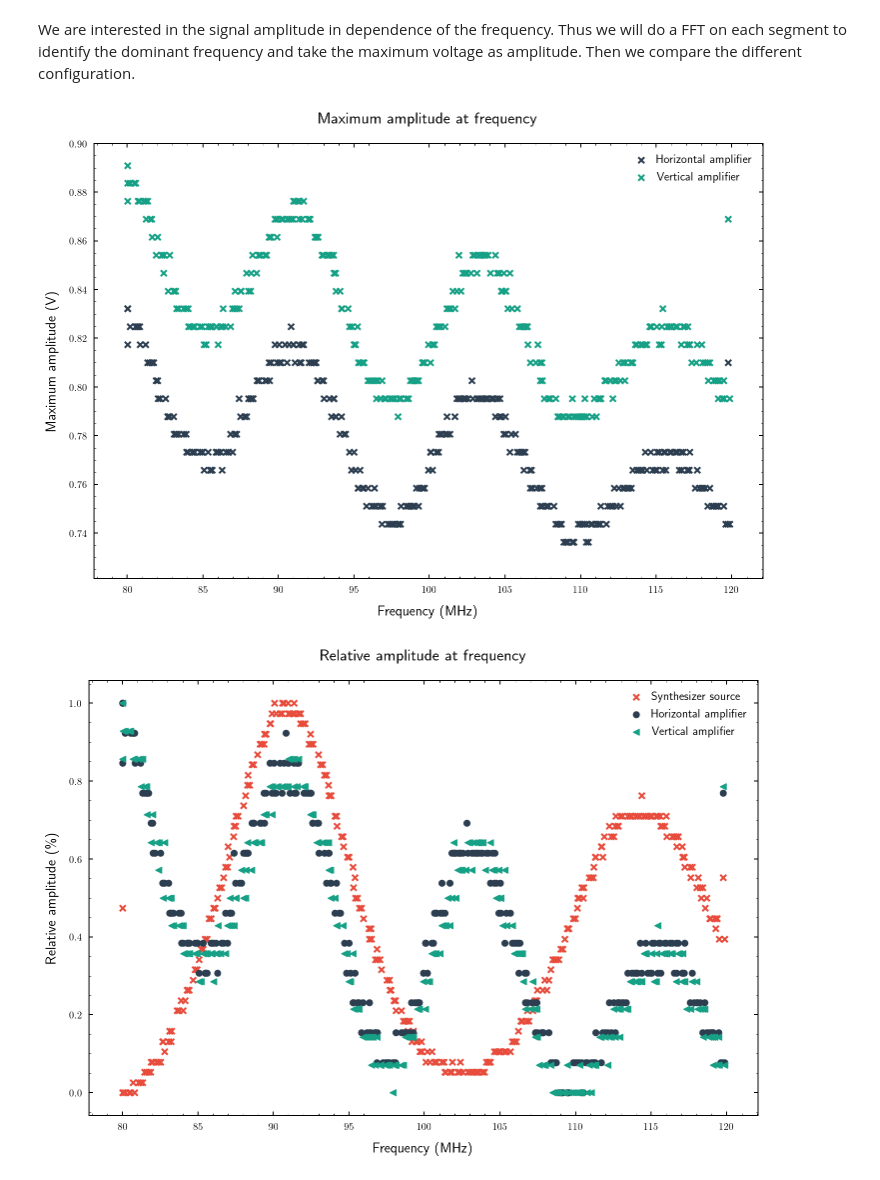
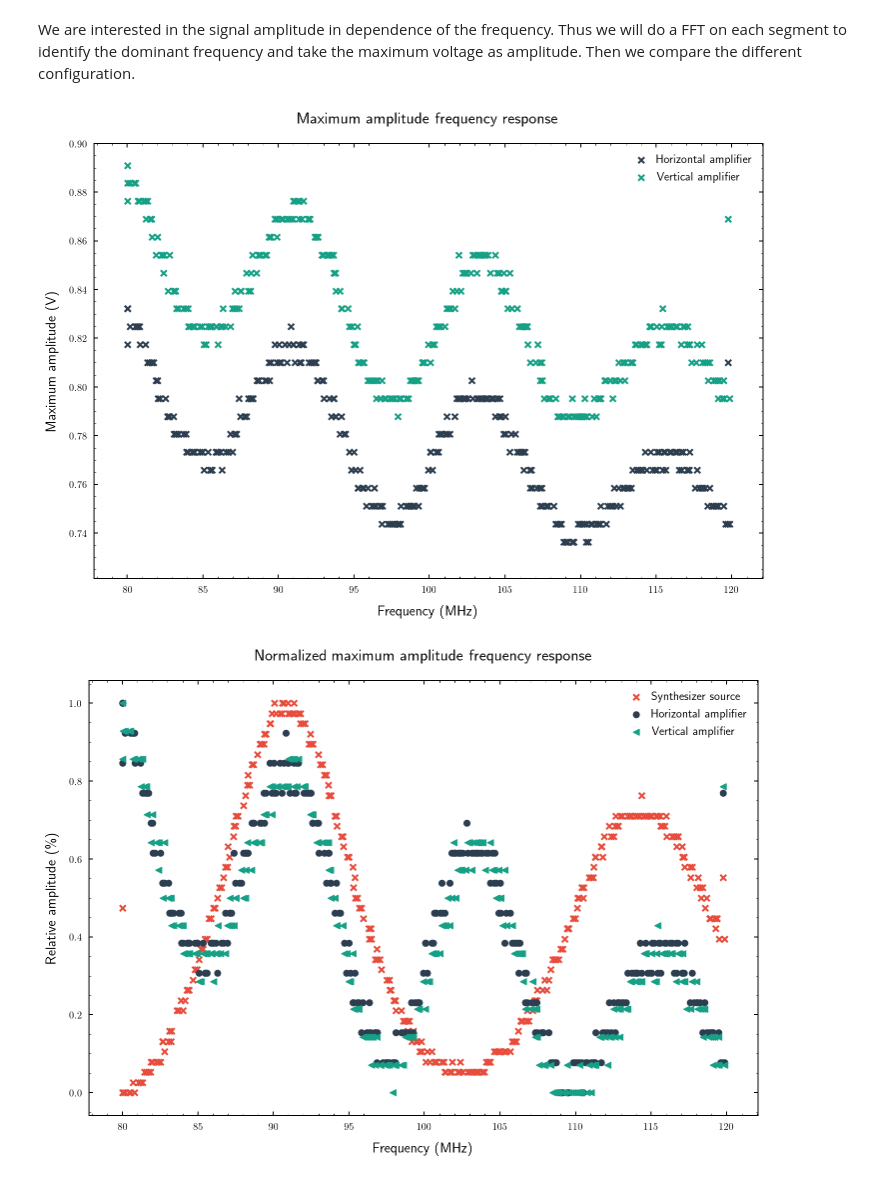
Before and after one commit to bodokaiser/bachelor-thesis, a Jupyter notebook: notebook/evaluation/signal-amplification.ipynb, the cells around one changed output. Saved outputs shown, nothing was run; the diff lists cells and outputs as text; code cells hidden in the pictures.

```diff
--- a/notebook/evaluation/signal-amplification.ipynb
+++ b/notebook/evaluation/signal-amplification.ipynb
@@ -45,34 +45,34 @@ plt.scatter(np.array(f) / 1e6, A, label='Horizontal amplifier', marker='x', colo
 f, A = zip(*data_f_to_A['vertical'])
 plt.scatter(np.array(f) / 1e6, A, label='Vertical amplifier', marker='x', color='#16a085')
 
-plt.title('Maximum amplitude at frequency')
+plt.title('Maximum amplitude frequency response')
 plt.xlabel('Frequency (MHz)')
 plt.ylabel('Maximum amplitude (V)')
 plt.legend()
 fig.savefig(os.path.join(figuredir, 'frequency-max-amplitude.pdf'))
 plt.show()
 # %% [output]
-[figure, old version]
+[figure, new version]
 # %%
 fig = plt.figure(figsize=(12, 8))
 
 fs, As = zip(*data_f_to_A['source'])
 fh, Ah = zip(*data_f_to_A['horizontal'])
 fv, Av = zip(*data_f_to_A['vertical'])
 
 As = (As - np.min(As)) / (np.max(As) - np.min(As))
 Ah = (Ah - np.min(Ah)) / (np.max(Ah) - np.min(Ah))
 Av = (Av - np.min(Av)) / (np.max(Av) - np.min(Av))
 
 plt.scatter(np.array(fs) / 1e6, As, label='Synthesizer source', marker='x', color='#e74c3c')
 plt.scatter(np.array(fh) / 1e6, Ah, label='Horizontal amplifier', marker='o', color='#2c3e50')
 plt.scatter(np.array(fv) / 1e6, Av, label='Vertical amplifier', marker='<', color='#16a085')
 
-plt.title('Relative amplitude at frequency')
+plt.title('Normalized maximum amplitude frequency response')
 plt.xlabel('Frequency (MHz)')
 plt.ylabel('Relative amplitude (\%)')
 plt.legend()
 fig.savefig(os.path.join(figuredir, 'comparison.pdf'))
 plt.show()
 # %% [output]
-[figure, old version]
+[figure, new version]
```
Also changed, not shown: 1 other file.
